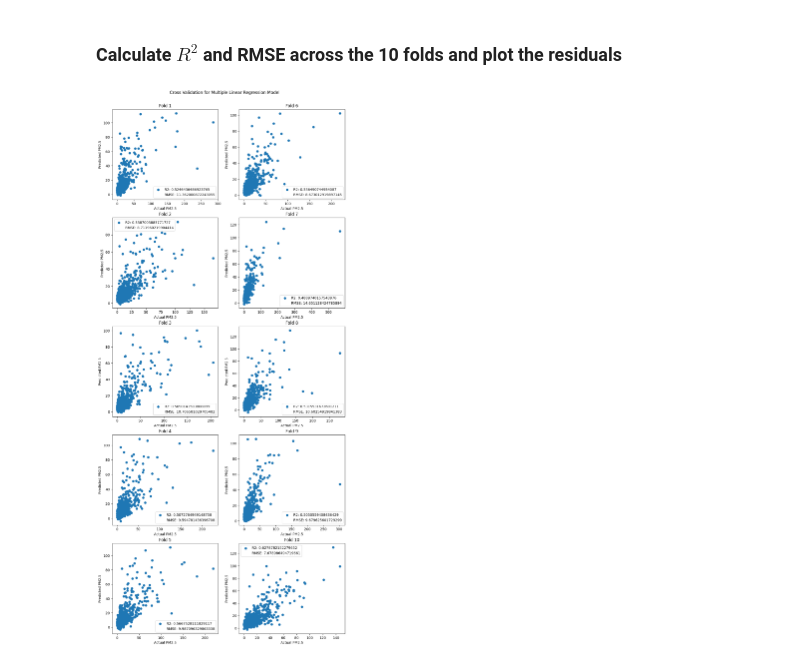
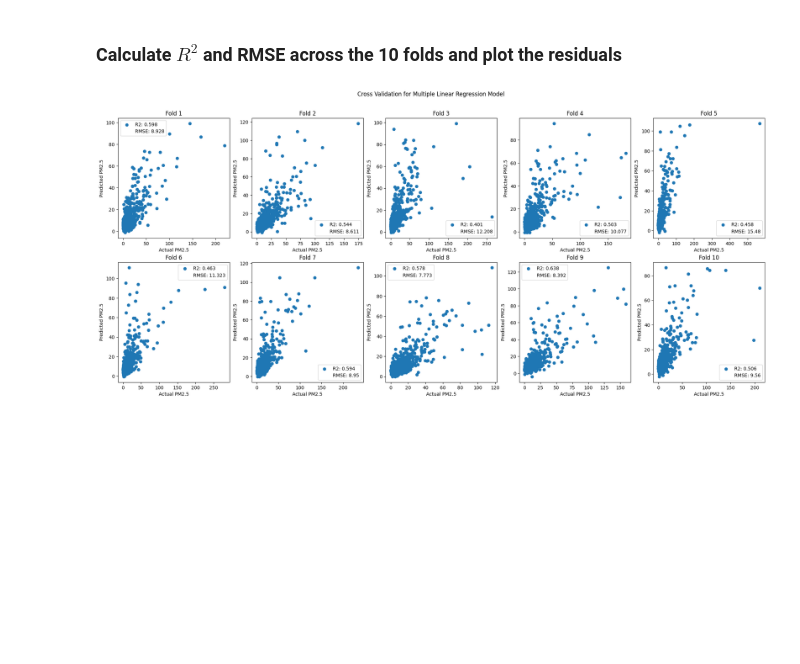
Before and after one commit to mt-pm-concentration-map/Multiple_Linear_Regression, a Jupyter notebook: Multiple_Linear_Regression_Cross_Validation.ipynb, the cells around one changed output. Drawn from its saved outputs; the diff is of its cells as text; code cells hidden in the pictures; blank space fills up the shorter version.

```diff
--- a/Multiple_Linear_Regression_Cross_Validation.ipynb
+++ b/Multiple_Linear_Regression_Cross_Validation.ipynb
@@ -65,12 +56,10 @@ def applyLinearRegModel(feature):
   aod_effect = ee.Number(feature.get('aod')).multiply(ee.List(coeffs.get(0)).get(0))
   wind_effect = ee.Number(feature.get('WIND')).multiply(ee.List(coeffs.get(1)).get(0))
   rh_effect = ee.Number(feature.get('RH')).multiply(ee.List(coeffs.get(2)).get(0))
-  pres_effect = ee.Number(feature.get('PRES')).multiply(ee.List(coeffs.get(3)).get(0))
-  wdir_effect = ee.Number(feature.get('WDIR')).multiply(ee.List(coeffs.get(4)).get(0))
-  dpt_effect = ee.Number(feature.get('DPT')).multiply(ee.List(coeffs.get(5)).get(0))
-  pblh_effect = ee.Number(feature.get('PBLH')).multiply(ee.List(coeffs.get(6)).get(0))
-  y_int = ee.Number(ee.List(coeffs.get(7)).get(0))
-  pm_cal = aod_effect.add(wind_effect).add(rh_effect).add(pres_effect).add(wdir_effect).add(dpt_effect).add(pblh_effect).add(y_int)
+  dpt_effect = ee.Number(feature.get('DPT')).multiply(ee.List(coeffs.get(3)).get(0))
+  pblh_effect = ee.Number(feature.get('PBLH')).multiply(ee.List(coeffs.get(4)).get(0))
+  y_int = ee.Number(ee.List(coeffs.get(5)).get(0))
+  pm_cal = aod_effect.add(wind_effect).add(rh_effect).add(dpt_effect).add(pblh_effect).add(y_int)
   return feature.set('pm_cal', pm_cal)
 
 def sqResiduals(feature):
@@ -88,9 +77,9 @@ def addConstant(feature):
 ### Calculate $R^2$ and RMSE across the 10 folds and plot the residuals
 # %%
 # prepare for graphs
-fig, ax = plt.subplots(5, 2, figsize=(12, 25))
+fig, ax = plt.subplots(2, 5, figsize=(25, 10))
 fig.suptitle('Cross Validation for Multiple Linear Regression Model')
-fig.subplots_adjust(top=0.95)
+fig.subplots_adjust(top=0.90)
 
 all_folds_data = []
 count = 0
@@ -103,46 +92,46 @@ for train in folds:
 
   # create a linear regression model using the training data
   lr = training.reduceColumns(**{
-    'reducer': ee.Reducer.linearRegression(**{'numX': 8,'numY': 1}),
-    'selectors': ['aod', 'WIND', 'RH', 'PRES', 'WDIR', 'DPT', 'PBLH', 'constant', 'pm25']})
+    'reducer': ee.Reducer.linearRegression(**{'numX': 6,'numY': 1}),
+    'selectors': ['aod', 'WIND', 'RH', 'DPT', 'PBLH', 'constant', 'pm25']})
 
   # get coefficients and residual (y int)
   coeffs = ee.Array(lr.get('coefficients')).toList()
 
   # use helper function to get a collection containing pm_pred for this fold
   current_fold_fc = ee.FeatureCollection(validation.map(applyLinearRegModel))
 
   # Compute the square residuals of computed and actual pm25
   rss_col = current_fold_fc.map(sqResiduals)
   rss = ee.Number(rss_col.aggregate_sum('sq_residual'))
   mean = ee.Number(current_fold_fc.aggregate_mean('pm25'))
   tss = ee.Number(current_fold_fc.map(sqDifference).aggregate_sum('sq_diff'))
   r2 = ee.Number(1).subtract(rss.divide(tss))
   rmse = ee.Number(rss_col.reduceColumns(ee.Reducer.mean(), ['sq_residual']).get('mean')).sqrt()
 
   new_feature = ee.Feature(None, {'fold': count, 'val_rmse': rmse, 'r2': r2})
   all_folds_data.append(new_feature)
 
   # plot the residuals
   pm = current_fold_fc.reduceColumns(ee.Reducer.toList(), ['pm25']).get('list').getInfo()
   pm_pred = current_fold_fc.reduceColumns(ee.Reducer.toList(), ['pm_cal']).get('list').getInfo()
   residuals = pd.DataFrame({'pm25': pm, 'pm_cal': pm_pred})
-  ax[count%5][count//5].scatter(residuals['pm25'], residuals['pm_cal'], label='R2: ' + str(r2.getInfo()))
-  ax[count%5][count//5].set_title('Fold ' + str(count+1))
-  ax[count%5][count//5].set_xlabel('Actual PM2.5')
-  ax[count%5][count//5].set_ylabel('Predicted PM2.5')
-  ax[count%5][count//5].scatter(0, 0, alpha=0, label='RMSE: ' + str(rmse.getInfo()))
-  ax[count%5][count//5].legend()
+  ax[count//5][count%5].scatter(residuals['pm25'], residuals['pm_cal'], label='R2: ' + str(round(r2.getInfo(), 3)))
+  ax[count//5][count%5].set_title('Fold ' + str(count+1))
+  ax[count//5][count%5].set_xlabel('Actual PM2.5')
+  ax[count//5][count%5].set_ylabel('Predicted PM2.5')
+  ax[count//5][count%5].scatter(0, 0, alpha=0, label='RMSE: ' + str(round(rmse.getInfo(), 3)))
+  ax[count//5][count%5].legend()
 
   count += 1
 
 # combine data from all folds into one feature collection
 data = ee.FeatureCollection(all_folds_data)
 
-# save residuals plot
-plt.savefig("cv_linear_reg.pdf", bbox_inches='tight')
+# save residuals plots
+plt.savefig("cv_mul_linear_reg.pdf", bbox_inches='tight')
 # %% [output]
-[figure, old version]
+[figure, new version]
 # %%
 cv_rmse = data.aggregate_mean('val_rmse')
 cv_r2 = data.aggregate_mean('r2')
```
Also changed, not shown: parts of 3 cells of this notebook, 1 other file.
